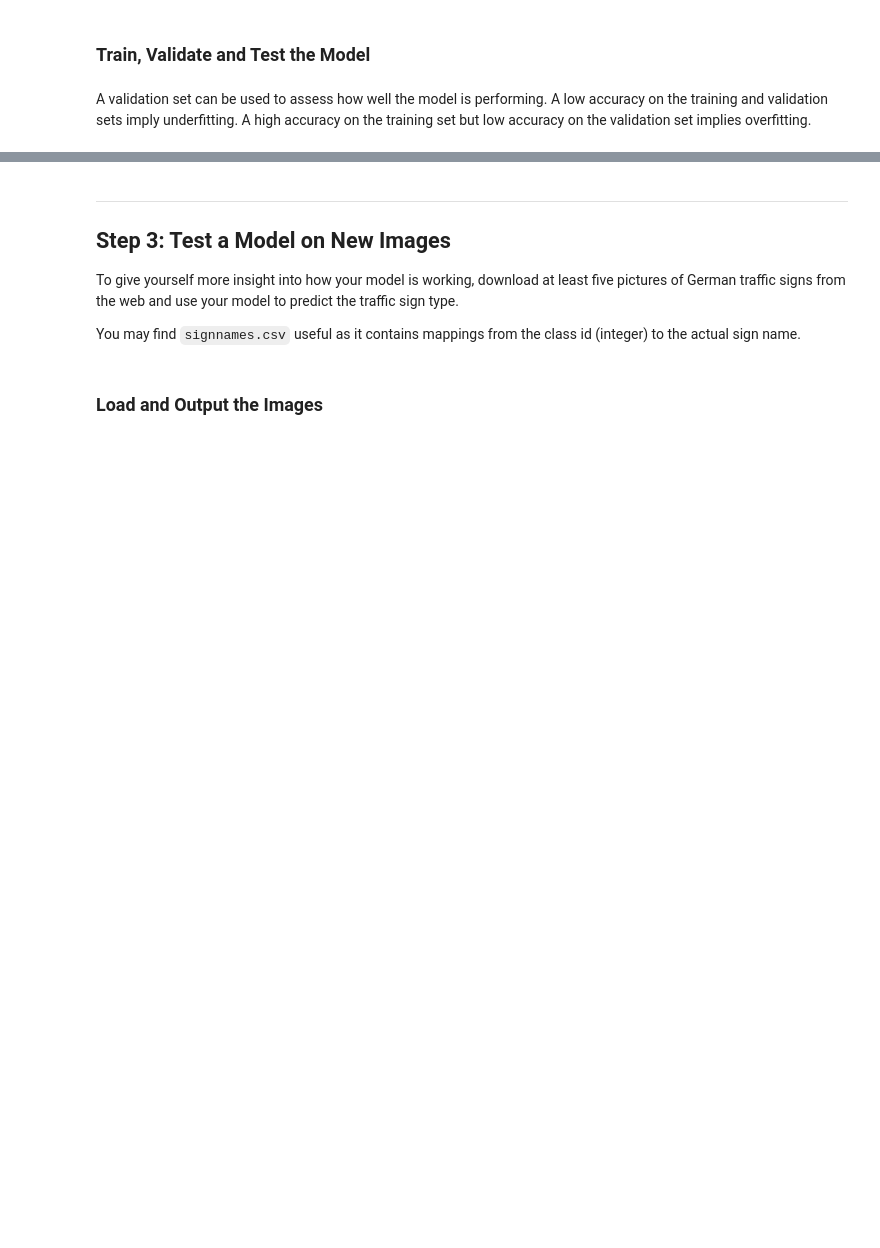
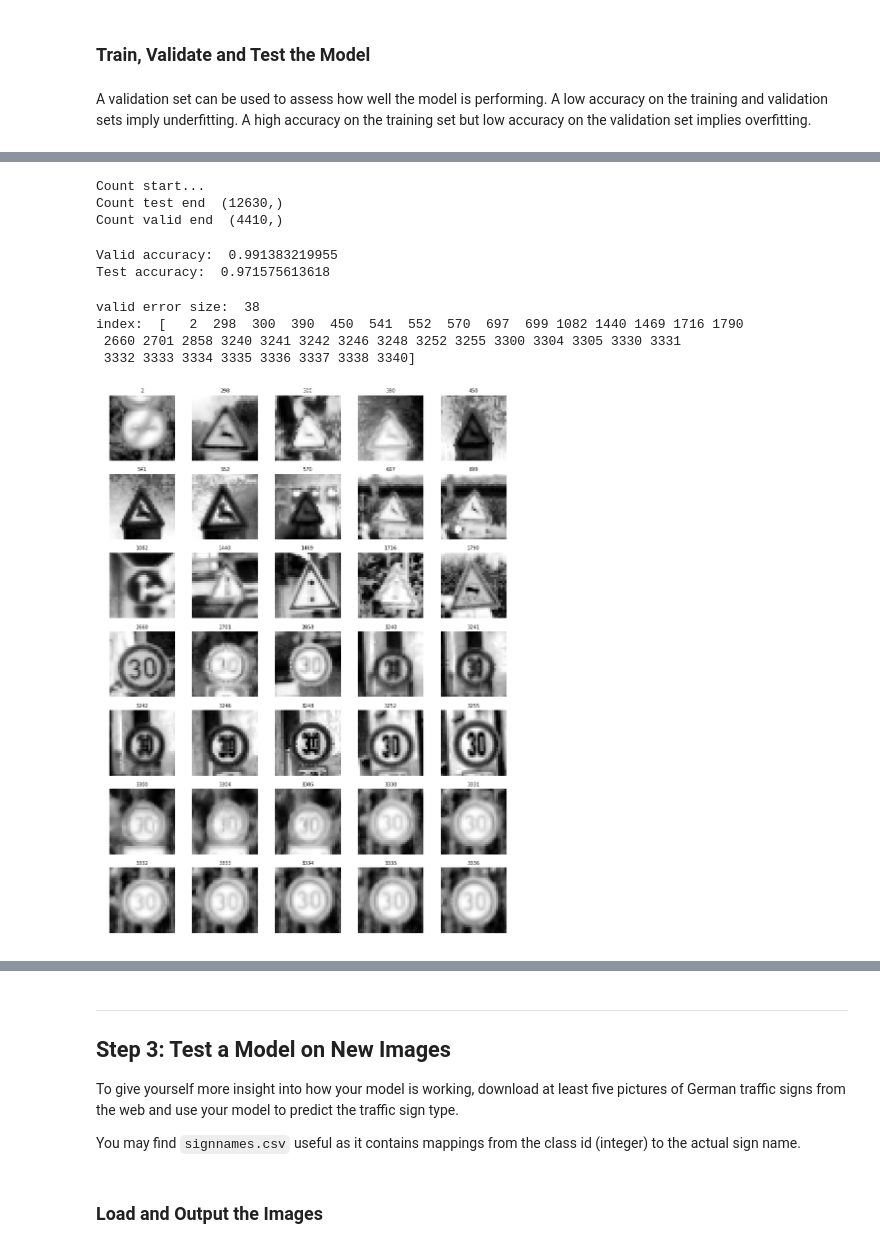
Before and after one commit to tzyhpcom/CNN-Traffic-Sign-Classifier, a Jupyter notebook: Traffic_Sign_Classifier.ipynb, the cells around one changed output, grey strips where cells are left out. Drawn from its saved outputs; the diff is of its cells as text; code cells hidden in the pictures; blank space fills up the shorter version.

```diff
--- a/Traffic_Sign_Classifier.ipynb
+++ b/Traffic_Sign_Classifier.ipynb
@@ -693,8 +698,0 @@ X_train[0:10].shape
-# %%
-np.set_printoptions(precision=4, suppress=True)
-# test first 10 train dataset logits_prob
-with tf.Session() as sess:
-    saver.restore(sess, tf.train.latest_checkpoint('.'))
-#     probs = sess.run(sess.run(logits_prob, feed_dict={x: X_train[0:10]}))
-    loss = sess.run(logits_prob, feed_dict={x: X_train[0:10], keep_prob:1.0})
-    print(loss)
@@ -700,0 +770,69 @@ with tf.Session() as sess:
+# %%
+# restore model
+import tensorflow as tf
+
+BATCH_SIZE = 128
+n_classes = 43
+
+with tf.Session() as sess:
+    #First let's load meta graph and restore weights
+    saver = tf.train.import_meta_graph('tnet_model.meta')
+    saver.restore(sess,tf.train.latest_checkpoint('./'))
+
+    graph = tf.get_default_graph()
+    logits_prob = graph.get_tensor_by_name("logits_prob:0")
+    keep_prob = graph.get_tensor_by_name("keep_prob:0")
+
+    np.set_printoptions(precision=4, suppress=True)
+    probs_test = np.array([])
+    probs_valid = np.array([])
+
+    print("Count start...")
+    # for test
+    for offset in range(0, len(y_test), BATCH_SIZE):
+        batch_x, batch_y = X_test[offset:offset+BATCH_SIZE], y_test[offset:offset+BATCH_SIZE]
+        one_hot_y = sess.run(tf.one_hot(batch_y, n_classes))
+        probs = sess.run(logits_prob, feed_dict={x: batch_x, keep_prob:1.0})
+        tmp_res = sess.run(tf.equal(tf.argmax(probs, 1), tf.argmax(one_hot_y, 1)))
+        probs_test = np.concatenate((probs_test, tmp_res), axis=0)
+    print("Count test end ", probs_test.shape)
+    # for valid
+    for offset in range(0, len(y_valid), BATCH_SIZE):
+        batch_x, batch_y = X_valid[offset:offset+BATCH_SIZE], y_valid[offset:offset+BATCH_SIZE]
+        one_hot_y = tf.one_hot(batch_y, n_classes)
+        probs = sess.run(logits_prob, feed_dict={x: batch_x, keep_prob:1.0})
+        tmp_res = sess.run(tf.equal(tf.argmax(probs, 1), tf.argmax(one_hot_y, 1)))
+        probs_valid = np.concatenate((probs_valid, tmp_res), axis=0)
+    print("Count valid end ", probs_valid.shape)
+# %% [output]
+Count start...
+Count test end  (12630,)
+Count valid end  (4410,)
+# %%
+print("Valid accuracy: ", np.sum(probs_valid)/len(probs_valid))
+print("Test accuracy: ", np.sum(probs_test)/len(probs_test))
+# %% [output]
+Valid accuracy:  0.991383219955
+Test accuracy:  0.971575613618
+# %%
+valid_errors_index = np.where(np.logical_not(probs_valid))[0]
+print("valid error size: ", len(valid_errors_index))
+print("index: ",valid_errors_index)
+# %% [output]
+valid error size:  38
+index:  [   2  298  300  390  450  541  552  570  697  699 1082 1440 1469 1716 1790
+ 2660 2701 2858 3240 3241 3242 3246 3248 3252 3255 3300 3304 3305 3330 3331
+ 3332 3333 3334 3335 3336 3337 3338 3340]
+# %%
+# show validation image
+fig, axs = plt.subplots(7,5, figsize=(15, 20))   # int(np.ceil(n_classes/5))   , figsize=(15, 6)
+fig.subplots_adjust(hspace = .2, wspace=.001)
+axs = axs.ravel()
+for i in range(35):
+    index = valid_errors_index[i]
+    image = X_train[index]
+    axs[i].axis('off')
+    axs[i].imshow(cv2.equalizeHist(cv2.cvtColor(image, cv2.COLOR_RGB2GRAY)), cmap="gray")
+    axs[i].set_title(str(index), fontsize=10)
+# %% [output]
+[figure, added]
```
Also changed, not shown: parts of 20 cells of this notebook, 3 other files.
